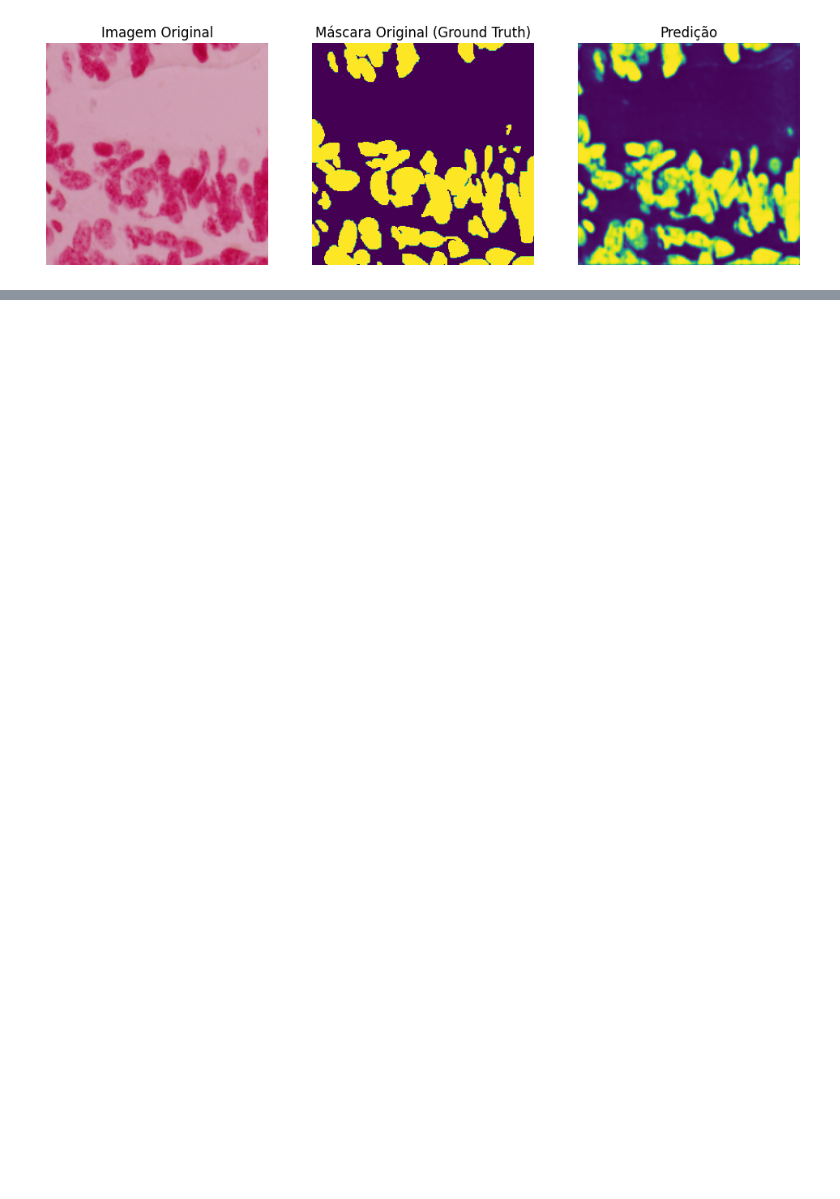
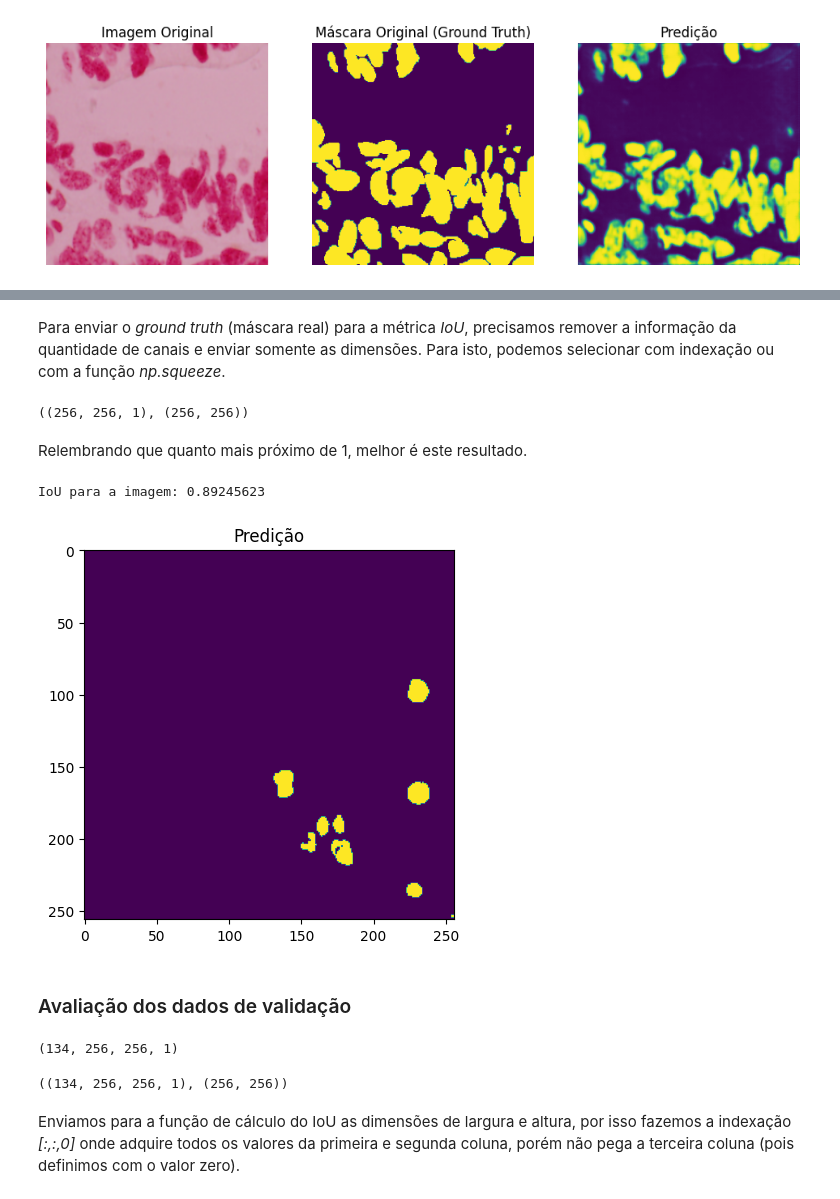
Before and after one commit to DiogoBotton/Computer_Vision_Learn, a Jupyter notebook: Segmentacao_de_Imagens/Segmentacao_Semantica/teste_modelo_unet.ipynb, the cells around one changed output, grey strips where cells are left out. Drawn from its saved outputs; the diff is of its cells as text; code cells hidden in the pictures; blank space fills up the shorter version.

Commit message:
Avaliação das segmentações

```diff
--- a/Segmentacao_de_Imagens/Segmentacao_Semantica/teste_modelo_unet.ipynb
+++ b/Segmentacao_de_Imagens/Segmentacao_Semantica/teste_modelo_unet.ipynb
@@ -217,0 +246,4 @@ compare_segmentations(X_val[idx], y_val[idx], predicts_val[idx])
+# %%
+from tensorflow.keras.metrics import MeanIoU
+
+iou_result = MeanIoU(num_classes = 2) # 2 classes, fundo e objeto (núcleos que queremos realizar a segmentação)
@@ -217,0 +260,4 @@ compare_segmentations(X_val[idx], y_val[idx], predicts_val[idx])
+# %%
+# Aumenta as dimensões da imagem para ser compátivel com o input_shape da rede neural
+val_img_input = np.expand_dims(img_val, 0)
+val_img_input.shape
@@ -217,0 +266,3 @@ compare_segmentations(X_val[idx], y_val[idx], predicts_val[idx])
+# %%
+predict = model_unet.predict(val_img_input)
+predict.shape
@@ -217,0 +292,5 @@ compare_segmentations(X_val[idx], y_val[idx], predicts_val[idx])
+# %%
+# Pegamos apenas as dimensões (altura e largura) e em seguida verificamos se o valor contido no pixel é maior do que 0.5 (que seria o objeto)
+# Caso for true, será 1 (objeto), caso false será 0 (fundo)
+predict = (predict[0,:,:,0] > 0.5).astype(np.uint8)
+predict.shape
@@ -217,0 +309,29 @@ compare_segmentations(X_val[idx], y_val[idx], predicts_val[idx])
+# %% [markdown]
+Para enviar o *ground truth* (máscara real) para a métrica *IoU*, precisamos remover a informação da quantidade de canais e enviar somente as dimensões. Para isto, podemos selecionar com indexação ou com a função *np.squeeze*.
+# %%
+ground_truth.shape, ground_truth[:,:,0].shape
+# %% [output]
+((256, 256, 1), (256, 256))
+# %% [markdown]
+Relembrando que quanto mais próximo de 1, melhor é este resultado.
+# %%
+plt.imshow(predict)
+plt.title('Predição')
+iou_result.update_state(ground_truth[:,:,0], predict)
+
+print('IoU para a imagem:', iou_result.result().numpy())
+# %% [output]
+IoU para a imagem: 0.89245623
+[figure, added]
+# %% [markdown]
+### Avaliação dos dados de validação
+# %%
+predicts_val = (predicts_val > 0.5).astype(np.uint8)
+# %% [output]
+(134, 256, 256, 1)
+# %%
+predicts_val.shape, predicts_val[0][:,:,0].shape
+# %% [output]
+((134, 256, 256, 1), (256, 256))
+# %% [markdown]
+Enviamos para a função de cálculo do IoU as dimensões de largura e altura, por isso fazemos a indexação *[:,:,0]* onde adquire todos os valores da primeira e segunda coluna, porém não pega a terceira coluna (pois definimos com o valor zero).
```
Also changed, not shown: parts of 12 cells of this notebook.
